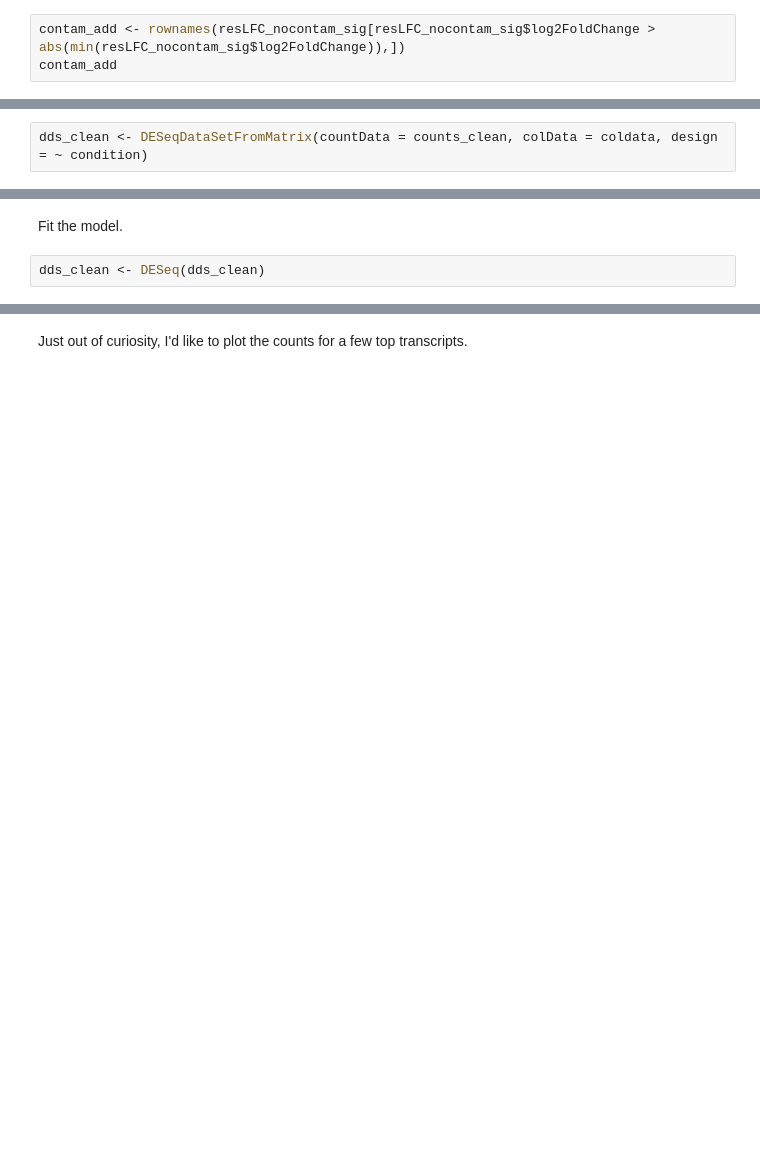
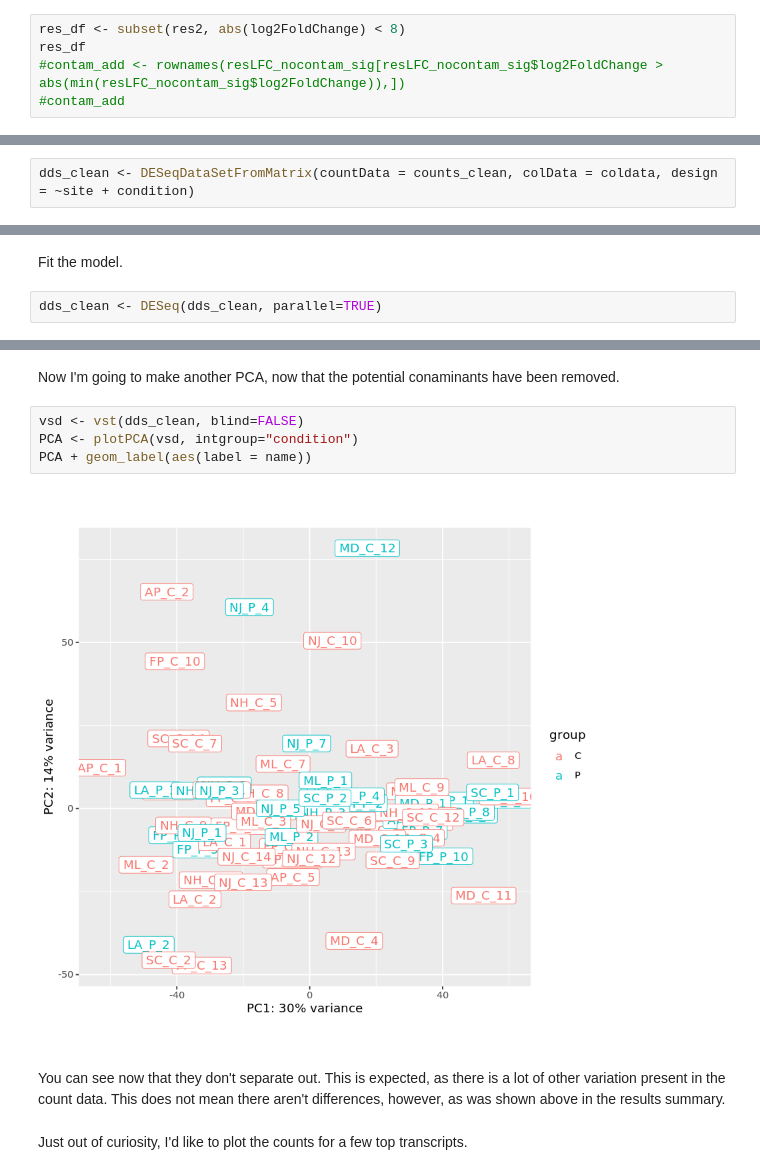
Before and after one commit to tepoltlab/RhithroLoxo_DE, a Jupyter notebook: juptyer_notebooks/DESeq2_RhithroLoxo.ipynb, the cells around one changed output, grey strips where cells are left out. Cells and saved outputs as stored; diff of their text form; blank space fills up the shorter version.

```diff
--- a/juptyer_notebooks/DESeq2_RhithroLoxo.ipynb
+++ b/juptyer_notebooks/DESeq2_RhithroLoxo.ipynb
@@ -196,4 +321,6 @@ Okay there's the table. Now find rownames of rows with higher LFC values than ab
 # %%
-contam_add <- rownames(resLFC_nocontam_sig[resLFC_nocontam_sig$log2FoldChange > abs(min(resLFC_nocontam_sig$log2FoldChange)),])
-contam_add
+res_df <- subset(res2, abs(log2FoldChange) < 8)
+res_df
+#contam_add <- rownames(resLFC_nocontam_sig[resLFC_nocontam_sig$log2FoldChange > abs(min(resLFC_nocontam_sig$log2FoldChange)),])
+#contam_add
 # %% [markdown]
@@ -216,4 +352,4 @@ all(rownames(coldata) == colnames(counts_clean))
 # %% [markdown]
 Good. Create new dds object without the contaminant transcripts.
 # %%
-dds_clean <- DESeqDataSetFromMatrix(countData = counts_clean, colData = coldata, design = ~ condition)
+dds_clean <- DESeqDataSetFromMatrix(countData = counts_clean, colData = coldata, design = ~site + condition)
@@ -220,4 +359,4 @@ dds_clean <- DESeqDataSetFromMatrix(countData = counts_clean, colData = coldata,
 # %% [markdown]
 Fit the model.
 # %%
-dds_clean <- DESeq(dds_clean)
+dds_clean <- DESeq(dds_clean, parallel=TRUE)
@@ -235,3 +423,13 @@ head(res_clean_sig, 20)
+# %% [markdown]
+Now I'm going to make another PCA, now that the potential conaminants have been removed.
+# %%
+vsd <- vst(dds_clean, blind=FALSE)
+PCA <- plotPCA(vsd, intgroup="condition")
+PCA + geom_label(aes(label = name))
+# %% [output]
+[figure, added]
+# %% [markdown]
+You can see now that they don't separate out. This is expected, as there is a lot of other variation present in the count data. This does not mean there aren't differences, however, as was shown above in the results summary.
 # %% [markdown]
 Just out of curiosity, I'd like to plot the counts for a few top transcripts.
 # %%
```
Also changed, not shown: parts of 79 cells of this notebook.
